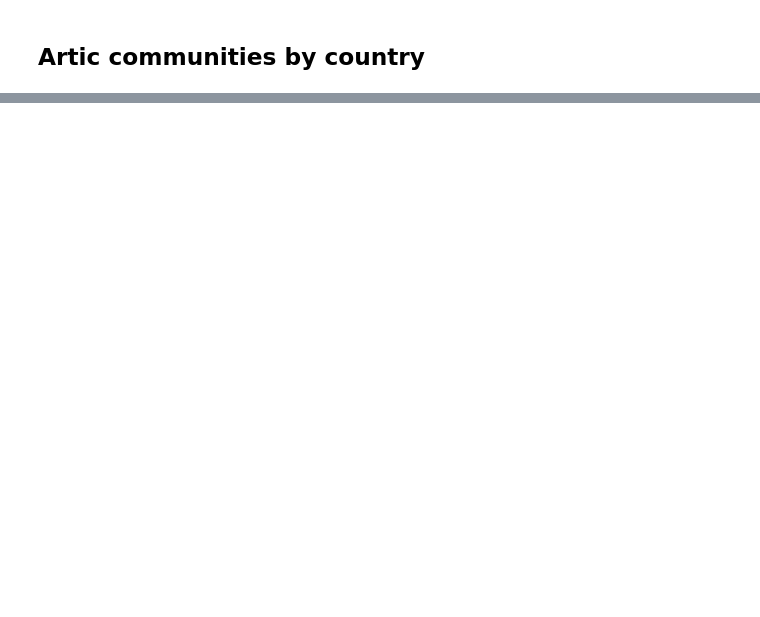
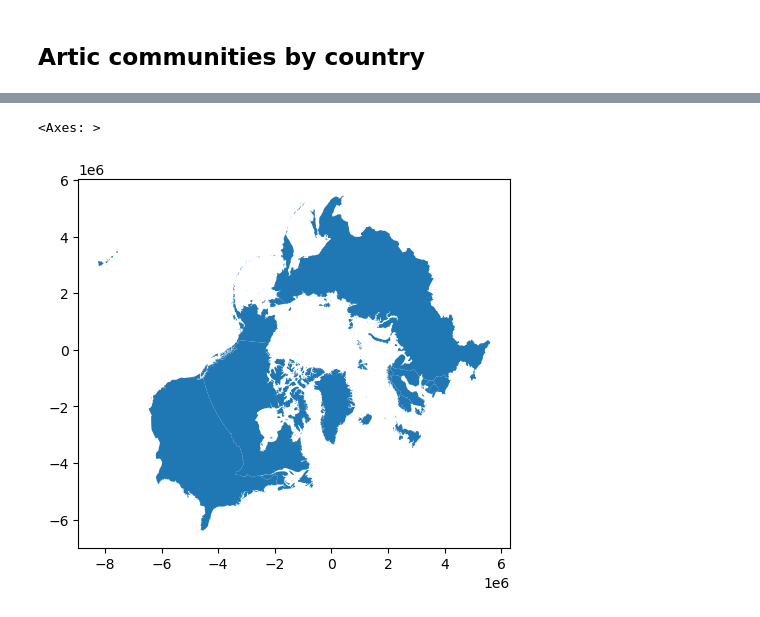
Before and after one commit to IsabellaSegarra/eds220-2025-in-class, a Jupyter notebook: week6-reprojecting.ipynb, the cells around one changed output, grey strips where cells are left out. Saved outputs shown, nothing was run; the diff lists cells and outputs as text; code cells hidden in the pictures; blank space fills up the shorter version.

Commit message:
Finish week 6 reprojecting as a class.

```diff
--- a/week6-reprojecting.ipynb
+++ b/week6-reprojecting.ipynb
@@ -38,0 +194,8 @@ n_comms
+# %%
+# Reproject to CRS optimized for Arctic region
+arctic_countries = arctic_countries.to_crs('epsg:3413')
+# %%
+arctic_countries.plot()
+# %% [output]
+<Axes: >
+[figure, added]
```
Also changed, not shown: parts of 23 cells of this notebook.
